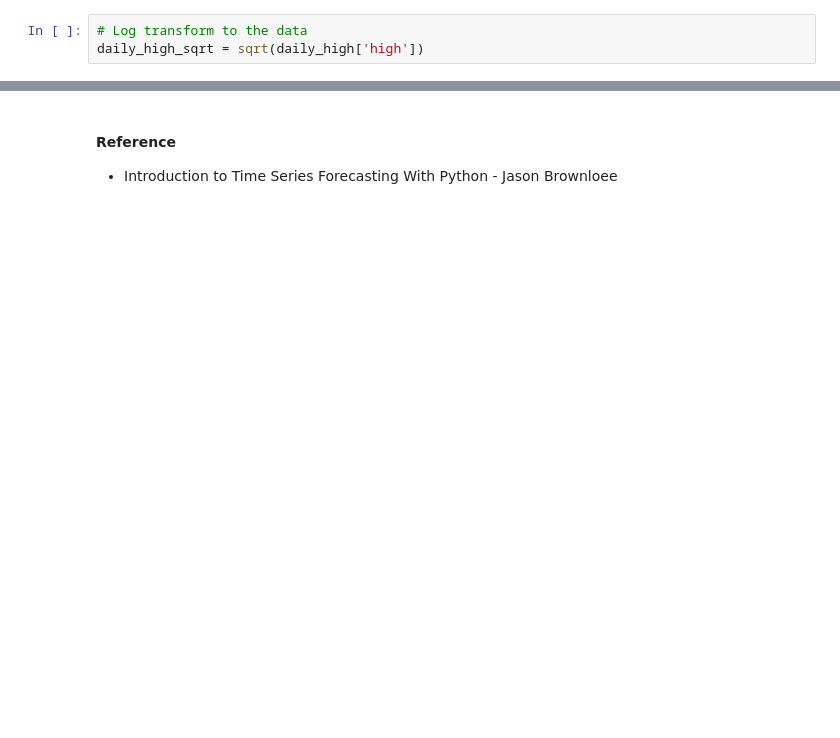
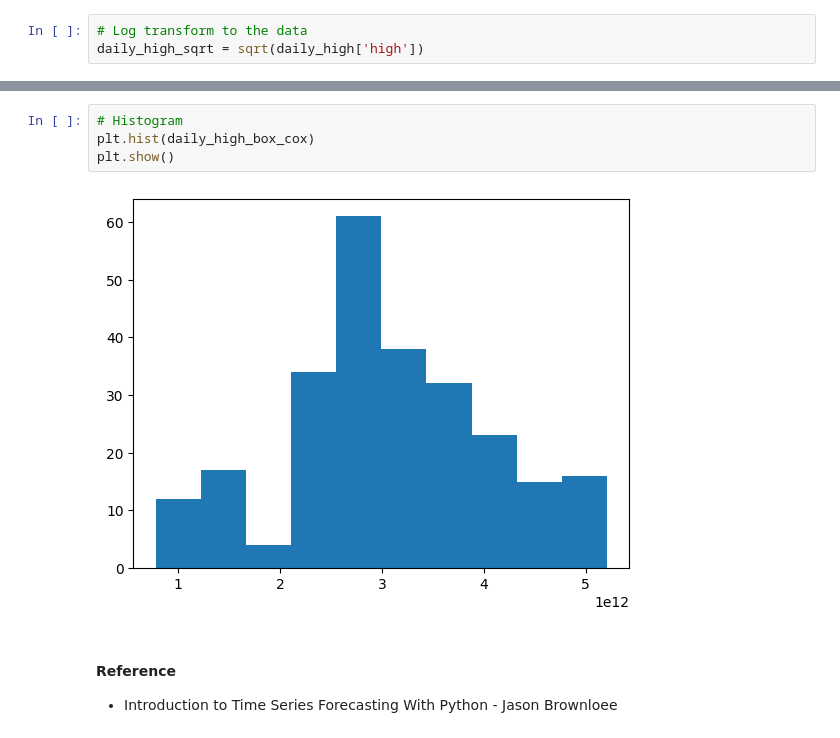
Before and after one commit to tharina11/Financial-Data-Analysis, a Jupyter notebook: Data Exploration/Exploration of stock data high prices.ipynb, the cells around one changed output, grey strips where cells are left out. Saved outputs shown, nothing was run; the diff lists cells and outputs as text; blank space fills up the shorter version.

```diff
--- a/Data Exploration/Exploration of stock data high prices.ipynb
+++ b/Data Exploration/Exploration of stock data high prices.ipynb
@@ -153,3 +171,9 @@ The data has changed. but there is no much difference of the data after log and
+# %%
+# Histogram
+plt.hist(daily_high_box_cox)
+plt.show()
+# %% [output]
+[figure, added]
 # %% [markdown]
 #### Reference
 
```
Also changed, not shown: parts of 20 cells of this notebook.
